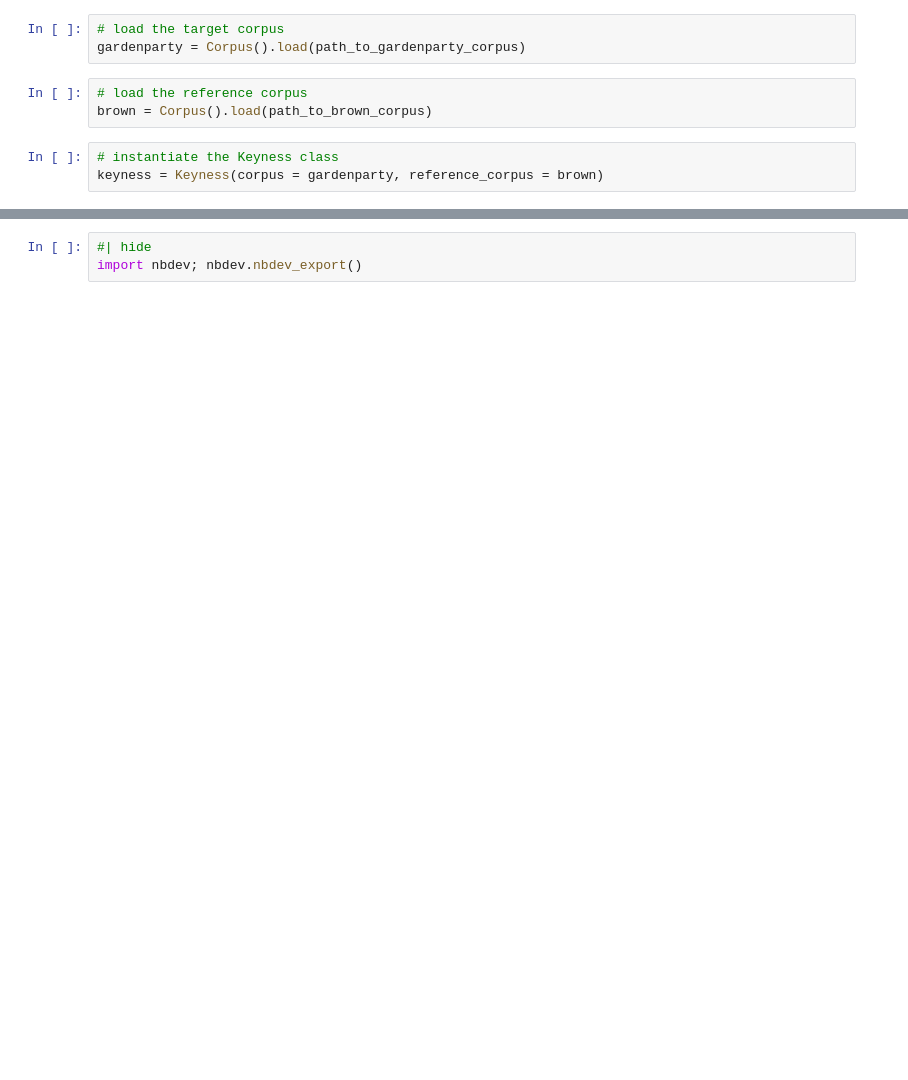
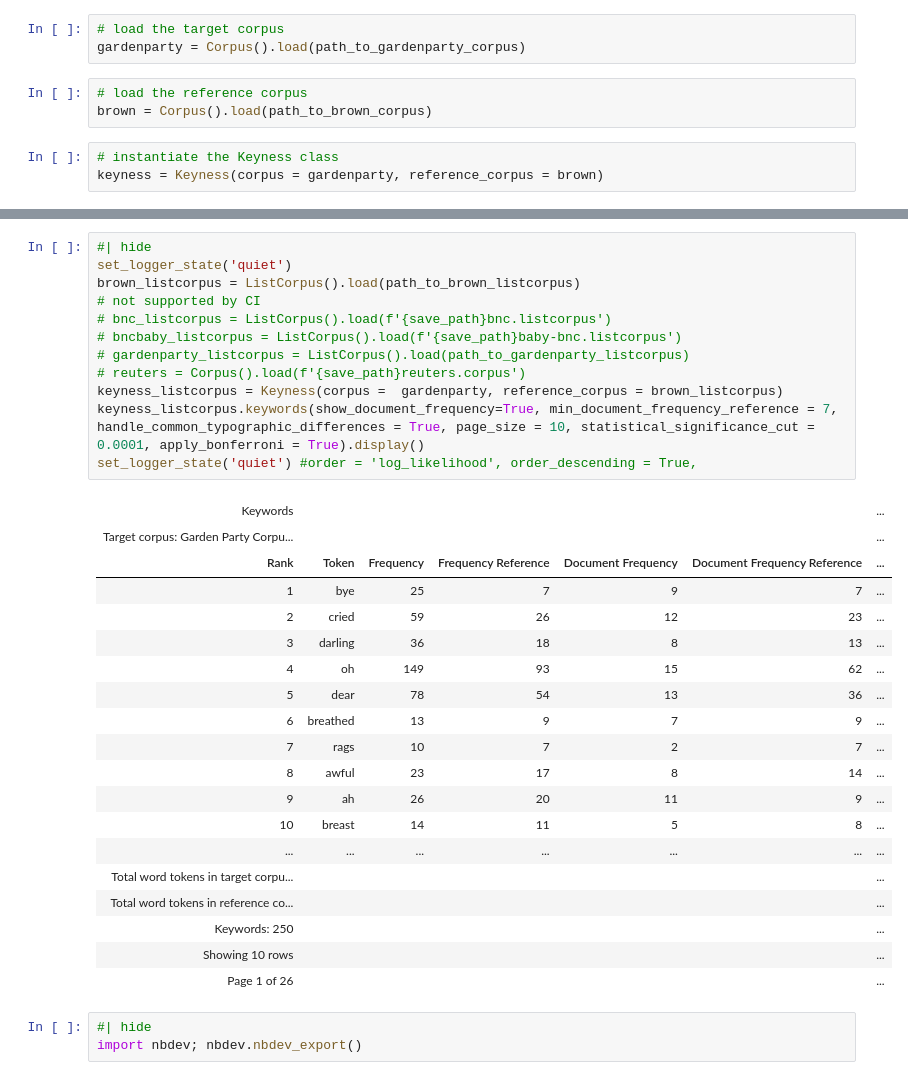
Before and after one commit to polsci/conc, a Jupyter notebook: nbs/api/73_keyness.ipynb, the cells around one changed output, grey strips where cells are left out. Cells and saved outputs as stored; diff of their text form; blank space fills up the shorter version.

```diff
--- a/nbs/api/73_keyness.ipynb
+++ b/nbs/api/73_keyness.ipynb
@@ -341,3 +386,35 @@ keyness_listcorpus.keywords(show_document_frequency=True).display()
+# %%
+#| hide
+set_logger_state('quiet')
+brown_listcorpus = ListCorpus().load(path_to_brown_listcorpus)
+# not supported by CI
+# bnc_listcorpus = ListCorpus().load(f'{save_path}bnc.listcorpus')
+# bncbaby_listcorpus = ListCorpus().load(f'{save_path}baby-bnc.listcorpus')
+# gardenparty_listcorpus = ListCorpus().load(path_to_gardenparty_listcorpus)
+# reuters = Corpus().load(f'{save_path}reuters.corpus')
+keyness_listcorpus = Keyness(corpus =  gardenparty, reference_corpus = brown_listcorpus)
+keyness_listcorpus.keywords(show_document_frequency=True, min_document_frequency_reference = 7, handle_common_typographic_differences = True, page_size = 10, statistical_significance_cut = 0.0001, apply_bonferroni = True).display()
+set_logger_state('quiet') #order = 'log_likelihood', order_descending = True,
+# %% [output]
+| Keywords |  |  |  |  |  | ... |
+| Target corpus: Garden Party Corpu... |  |  |  |  |  | ... |
+| Rank | Token | Frequency | Frequency Reference | Document Frequency | Document Frequency Reference | ... |
+| 1 | bye | 25 | 7 | 9 | 7 | ... |
+| 2 | cried | 59 | 26 | 12 | 23 | ... |
+| 3 | darling | 36 | 18 | 8 | 13 | ... |
+| 4 | oh | 149 | 93 | 15 | 62 | ... |
+| 5 | dear | 78 | 54 | 13 | 36 | ... |
+| 6 | breathed | 13 | 9 | 7 | 9 | ... |
+| 7 | rags | 10 | 7 | 2 | 7 | ... |
+| 8 | awful | 23 | 17 | 8 | 14 | ... |
+| 9 | ah | 26 | 20 | 11 | 9 | ... |
+| 10 | breast | 14 | 11 | 5 | 8 | ... |
+| ... | ... | ... | ... | ... | ... | ... |
+| Total word tokens in target corpu... |  |  |  |  |  | ... |
+| Total word tokens in reference co... |  |  |  |  |  | ... |
+| Keywords: 250 |  |  |  |  |  | ... |
+| Showing 10 rows |  |  |  |  |  | ... |
+| Page 1 of 26 |  |  |  |  |  | ... |
 # %%
 #| hide
 import nbdev; nbdev.nbdev_export()
```
Also changed, not shown: parts of 4 cells of this notebook.
